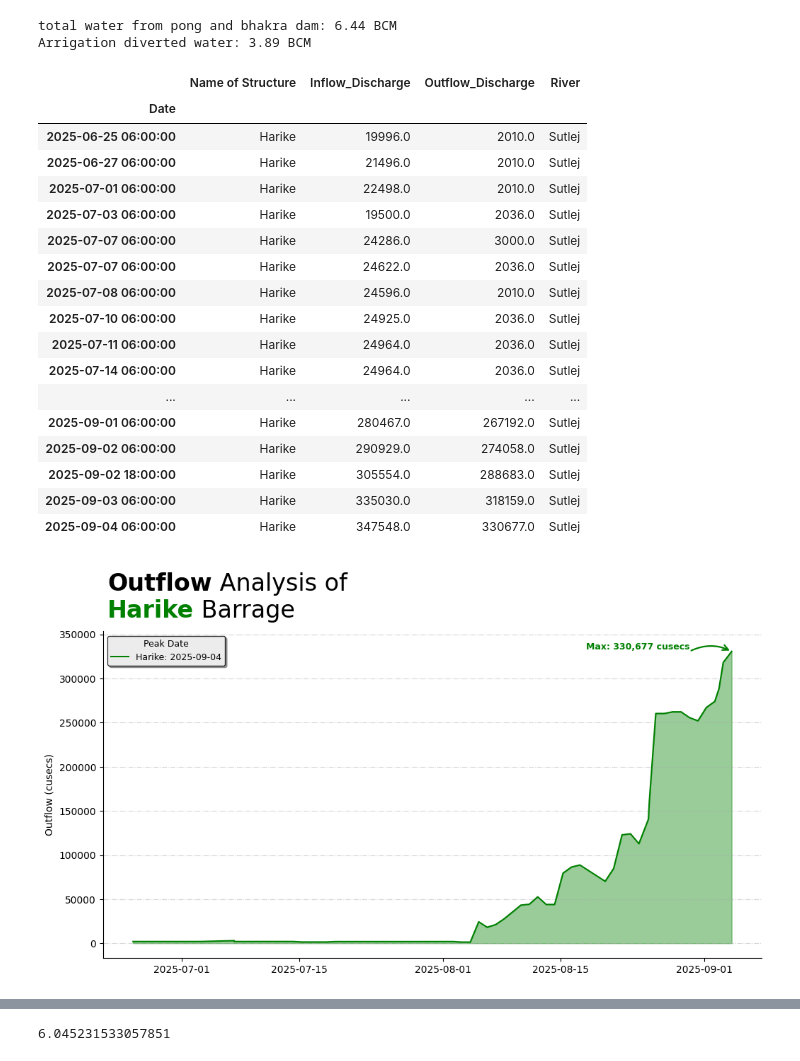
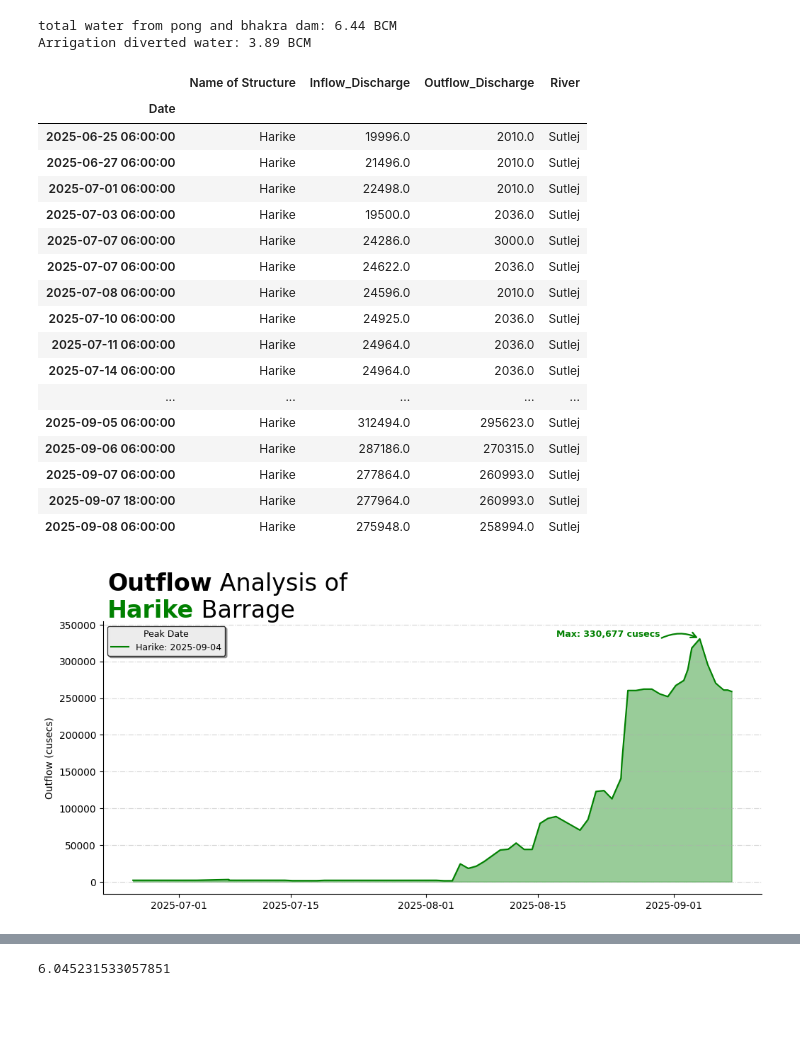
Before and after one commit to imtiazNDMA/floodRouting, a Jupyter notebook: easternSide.ipynb, the cells around one changed output, grey strips where cells are left out. Saved outputs shown, nothing was run; the diff lists cells and outputs as text; code cells hidden in the pictures; blank space fills up the shorter version.

```diff
--- a/easternSide.ipynb
+++ b/easternSide.ipynb
@@ -164,7 +171,7 @@ print(f"Arrigation diverted water: {6.44 - 2.55:.2f} BCM")
 total water from pong and bhakra dam: 6.44 BCM
 Arrigation diverted water: 3.89 BCM
 # %%
-harike = pd.read_csv("pm_dashboard_data.csv")
+harike = pd.read_csv("./data/pm_dashboard_data.csv")
 harike["Date"] = pd.to_datetime(harike["Date"], dayfirst=True)
 harike = harike.set_index("Date")
 harike = harike.loc[harike["Name of Structure"] == "Harike"]
@@ -183,13 +190,13 @@ harike
 | 2025-07-11 06:00:00 | Harike | 24964.0 | 2036.0 | Sutlej |
 | 2025-07-14 06:00:00 | Harike | 24964.0 | 2036.0 | Sutlej |
 | ... | ... | ... | ... | ... |
-| 2025-09-01 06:00:00 | Harike | 280467.0 | 267192.0 | Sutlej |
-| 2025-09-02 06:00:00 | Harike | 290929.0 | 274058.0 | Sutlej |
-| 2025-09-02 18:00:00 | Harike | 305554.0 | 288683.0 | Sutlej |
-| 2025-09-03 06:00:00 | Harike | 335030.0 | 318159.0 | Sutlej |
-| 2025-09-04 06:00:00 | Harike | 347548.0 | 330677.0 | Sutlej |
+| 2025-09-05 06:00:00 | Harike | 312494.0 | 295623.0 | Sutlej |
+| 2025-09-06 06:00:00 | Harike | 287186.0 | 270315.0 | Sutlej |
+| 2025-09-07 06:00:00 | Harike | 277864.0 | 260993.0 | Sutlej |
+| 2025-09-07 18:00:00 | Harike | 277964.0 | 260993.0 | Sutlej |
+| 2025-09-08 06:00:00 | Harike | 275948.0 | 258994.0 | Sutlej |
 # %%
-fig, ax = plt.subplots(figsize=(12, 6))
+fig, ax = plt.subplots(figsize=(12, 5))
 ax.grid(axis="y", alpha=0.5, linestyle="-.")
 ax.plot(harike.index, harike["Outflow_Discharge"], color="green")
 ax.fill_between(harike.index, harike["Outflow_Discharge"], color="green", alpha=.4)
@@ -219,34 +226,34 @@ ax.add_patch(arrow)
 ax.text(
     tail_x, tail_y,
     f"Max: {peak_val:,.0f} cusecs",
     ha="right", va="bottom",
     fontsize=9, fontweight="bold", color="green"  # ✅ fixed
 )
 
 ax.legend(
     title="Peak Date",
     labels=[f"Harike: {peak_idx.date()}"],
     fontsize=9,
     title_fontsize=9,
     loc="upper left",
     frameon=True,
     fancybox=True,
     shadow=True,
     framealpha=0.8,
     facecolor="white",
     edgecolor="black"
 )
 
 text = """<Outflow> Analysis of\n<Harike> Barrage
 """
 fig_text(0.13, 1.02, text, fontsize=24, ha='left', va='top', color='black', highlight_textprops=[{"fontweight": "bold"} ,{"fontweight": "bold", "color": "green"}])
 
 sns.despine()
 
 ax.set(ylabel="Outflow (cusecs)")
 fig.savefig("outFlowAnalysisOfHarike.png", dpi=600, bbox_inches='tight')
 # %% [output]
-[figure, old version]
+[figure, new version]
 # %%
 volume_in = np.trapezoid (harike["Inflow_Discharge"], dx=dt)
 volume_out = np.trapezoid (harike["Outflow_Discharge"], dx=dt)
```
Also changed, not shown: parts of 19 cells of this notebook, 11 other files.
